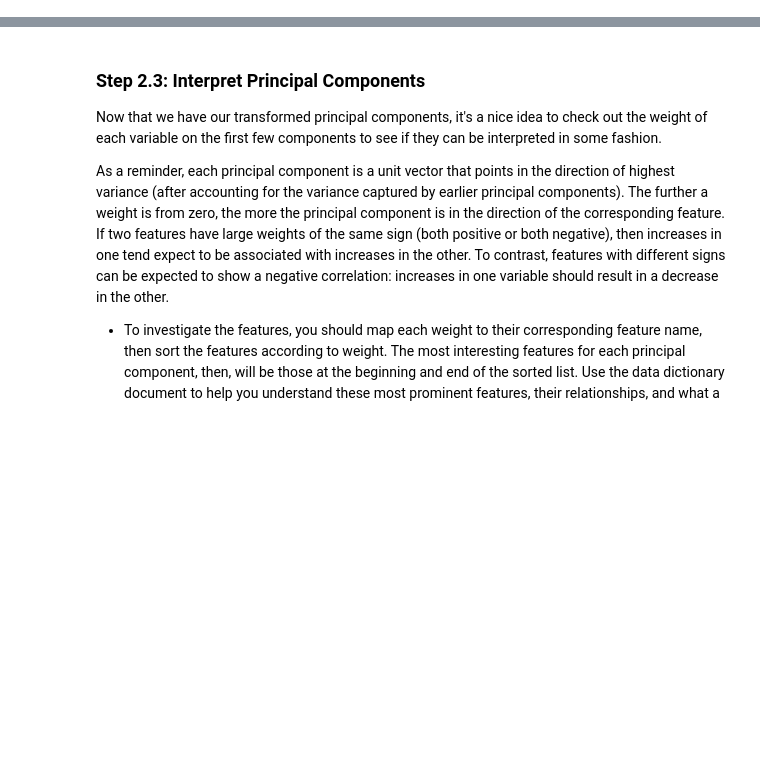
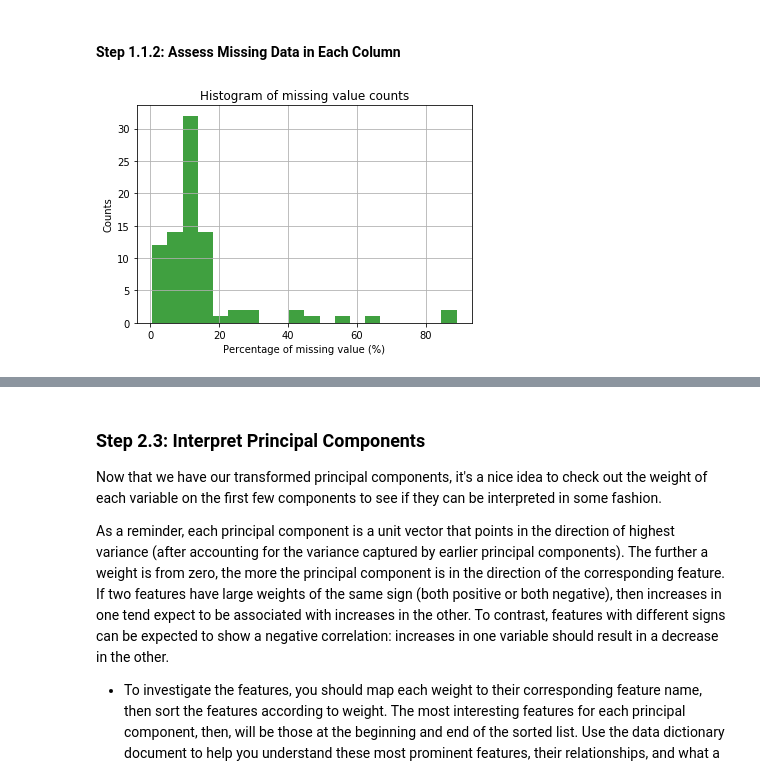
Before and after one commit to manisaiprasad/intro-to-ml-with-tensorflow-Nano-Degree, a Jupyter notebook: p3_Identify_Customer_Segments/Identify_Customer_Segments.ipynb, the cells around one changed output, grey strips where cells are left out. Drawn from its saved outputs; the diff is of its cells as text; code cells hidden in the pictures; blank space fills up the shorter version.

```diff
--- a/p3_Identify_Customer_Segments/Identify_Customer_Segments.ipynb
+++ b/p3_Identify_Customer_Segments/Identify_Customer_Segments.ipynb
@@ -505,0 +106,22 @@ Retained 30 principal components, as it expalains more than 88% variances while
+# %%
+azdias = pd.read_csv('azdias_parsed.csv', delimiter=';')
+# %% [markdown]
+#### Step 1.1.2: Assess Missing Data in Each Column
+# %%
+# Perform an assessment of how much missing data there is in each column of the
+# dataset.
+missing = azdias.isnull().sum()
+missing = missing[missing > 0]/(azdias.shape[0]) * 100
+missing.sort_values(inplace=True)
+# %%
+#Plot distribution of missing value counts
+plt.hist(missing, bins=20, facecolor='g', alpha=0.75)
+
+
+plt.xlabel('Percentage of missing value (%)')
+plt.ylabel('Counts')
+plt.title('Histogram of missing value counts')
+plt.grid(True)
+plt.show()
+# %% [output]
+[figure, added]
```
Also changed, not shown: parts of 138 cells of this notebook, 1 other file.
